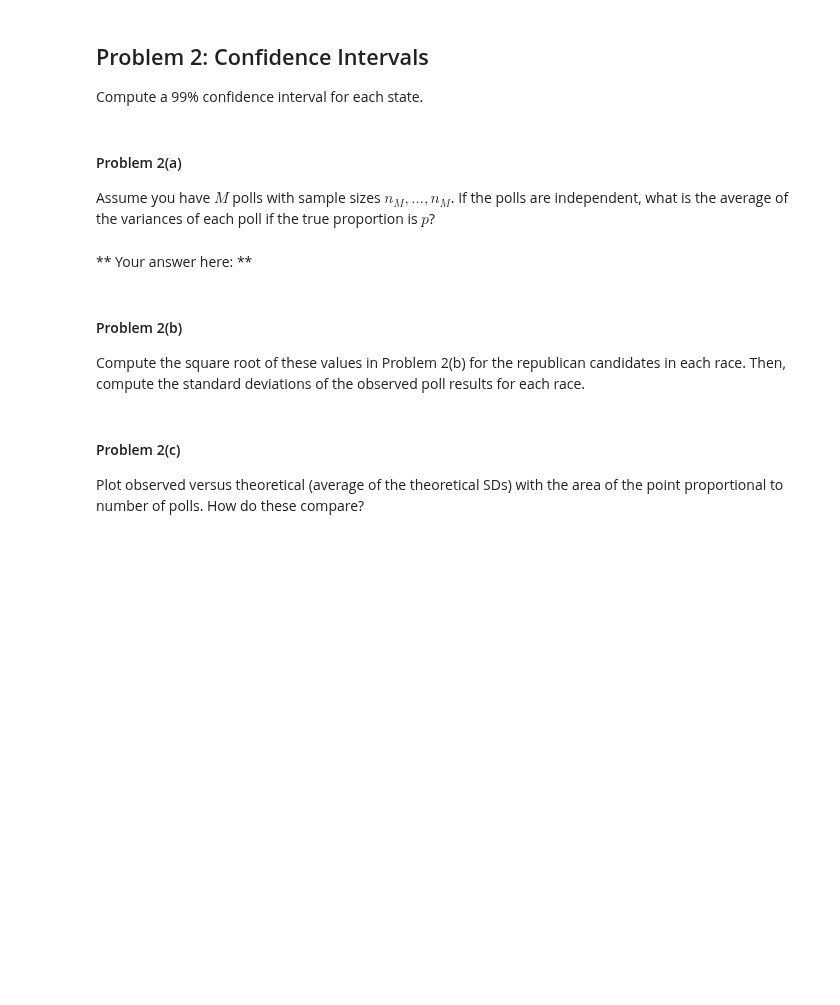
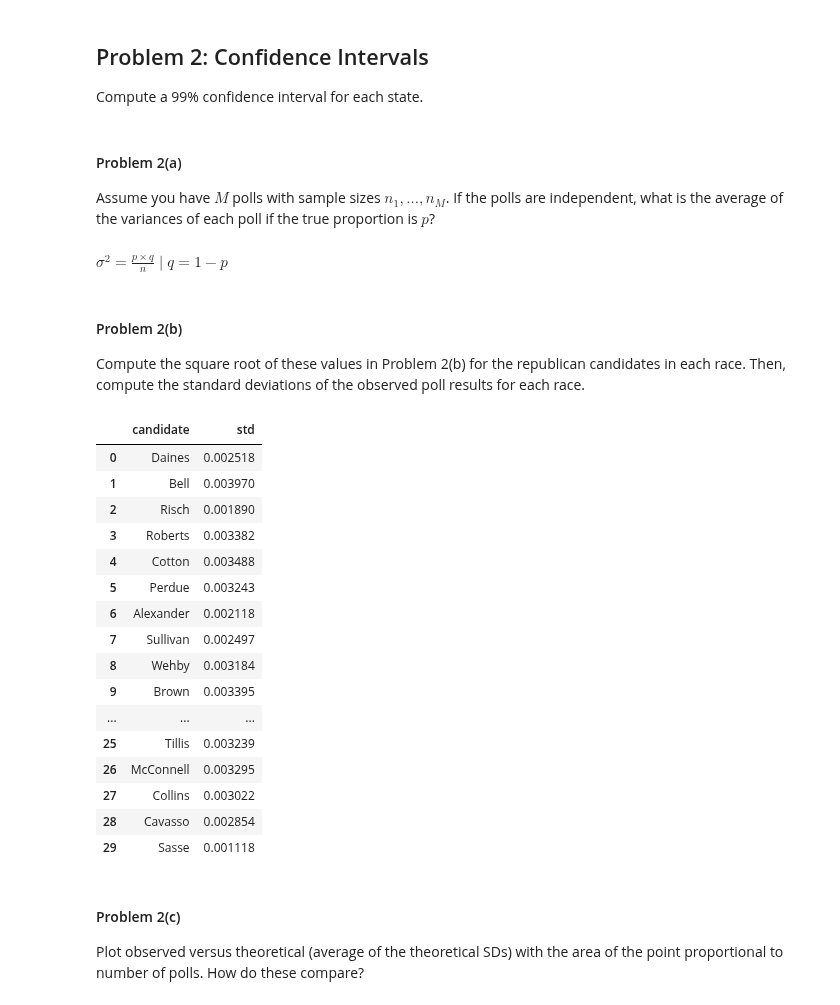
Before and after one commit to dimagalat/CSCI_E-109, a Jupyter notebook: homework/santos_n_hw4/HW4.ipynb, the cells around one changed output. Saved outputs shown, nothing was run; the diff lists cells and outputs as text; code cells hidden in the pictures; blank space fills up the shorter version.

```diff
--- a/homework/santos_n_hw4/HW4.ipynb
+++ b/homework/santos_n_hw4/HW4.ipynb
@@ -192,9 +192,9 @@ Compute a 99% confidence interval for each state.
 # %% [markdown]
 #### Problem 2(a)
 
-Assume you have $M$ polls with sample sizes $n_M, \dots, n_M$. If the polls are independent, what is the average of the variances of each poll if the true proportion is $p$?
+Assume you have $M$ polls with sample sizes $n_1, \dots, n_M$. If the polls are independent, what is the average of the variances of each poll if the true proportion is $p$?
-# %% [markdown]
-** Your answer here: **
+# %% [markdown]
+$\sigma^2 = \frac{p \times q}{n} \mid q = 1 - p$
 # %% [markdown]
 #### Problem 2(b)
 
@@ -204,3 +202,31 @@ Compute the square root of these values in Problem 2(b) for the republican candi
+# %%
+errors = pd.DataFrame()
+for race, poll in polls.iteritems():
+    candidate = poll.columns.intersection(candidates["R"])
+    if len(candidate) > 0:
+        p = poll[candidate].astype(np.float64) / 100
+        q = 1 - p
+        std = np.sqrt((p * q).div(poll["numobs"].astype(np.float64), axis=0)).std()
+        errors = errors.append({"candidate": std.index.values[0], "std": std.values[0]}, ignore_index=True)
+errors.head()
+# %% [output]
+|  | candidate | std |
+| 0 | Daines | 0.002518 |
+| 1 | Bell | 0.003970 |
+| 2 | Risch | 0.001890 |
+| 3 | Roberts | 0.003382 |
+| 4 | Cotton | 0.003488 |
+| 5 | Perdue | 0.003243 |
+| 6 | Alexander | 0.002118 |
+| 7 | Sullivan | 0.002497 |
+| 8 | Wehby | 0.003184 |
+| 9 | Brown | 0.003395 |
+| ... | ... | ... |
+| 25 | Tillis | 0.003239 |
+| 26 | McConnell | 0.003295 |
+| 27 | Collins | 0.003022 |
+| 28 | Cavasso | 0.002854 |
+| 29 | Sasse | 0.001118 |
 # %% [markdown]
 #### Problem 2(c)
 
```
Also changed, not shown: parts of 5 cells of this notebook, 1 other file.
